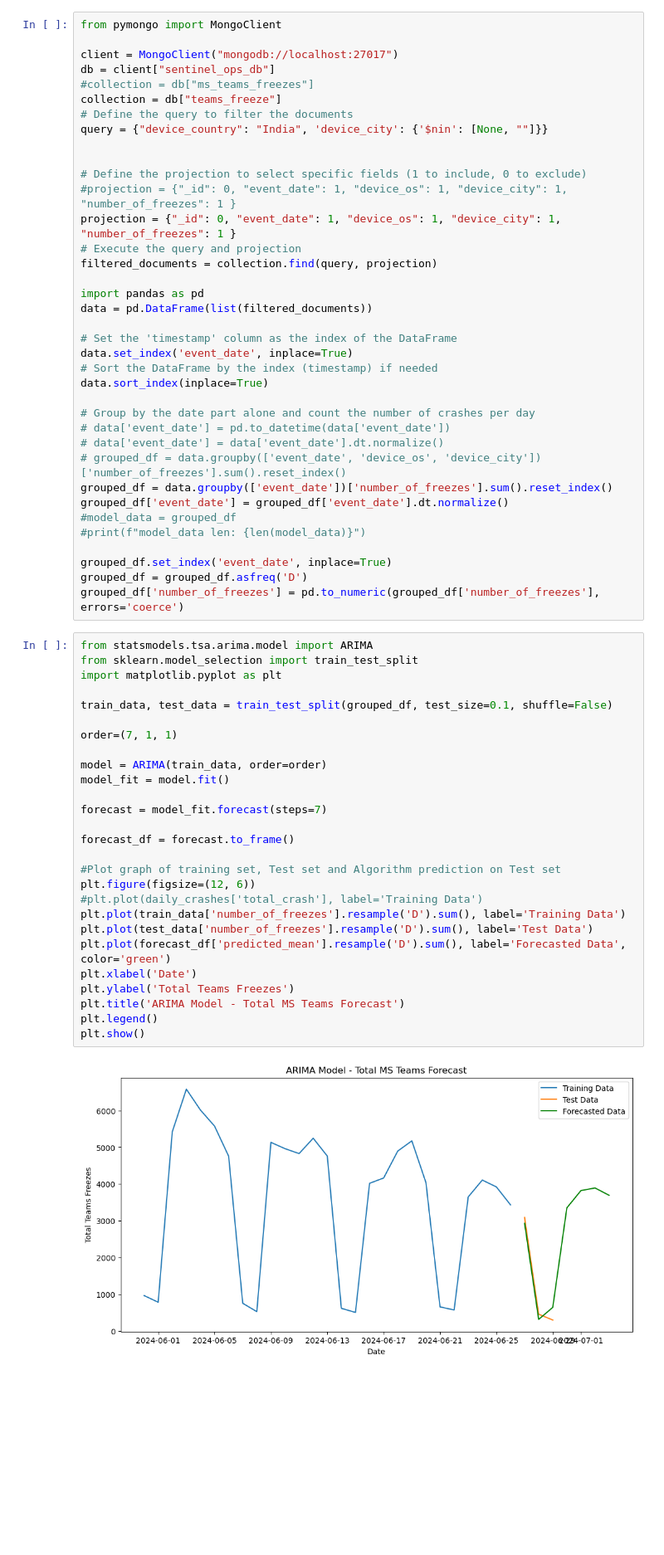
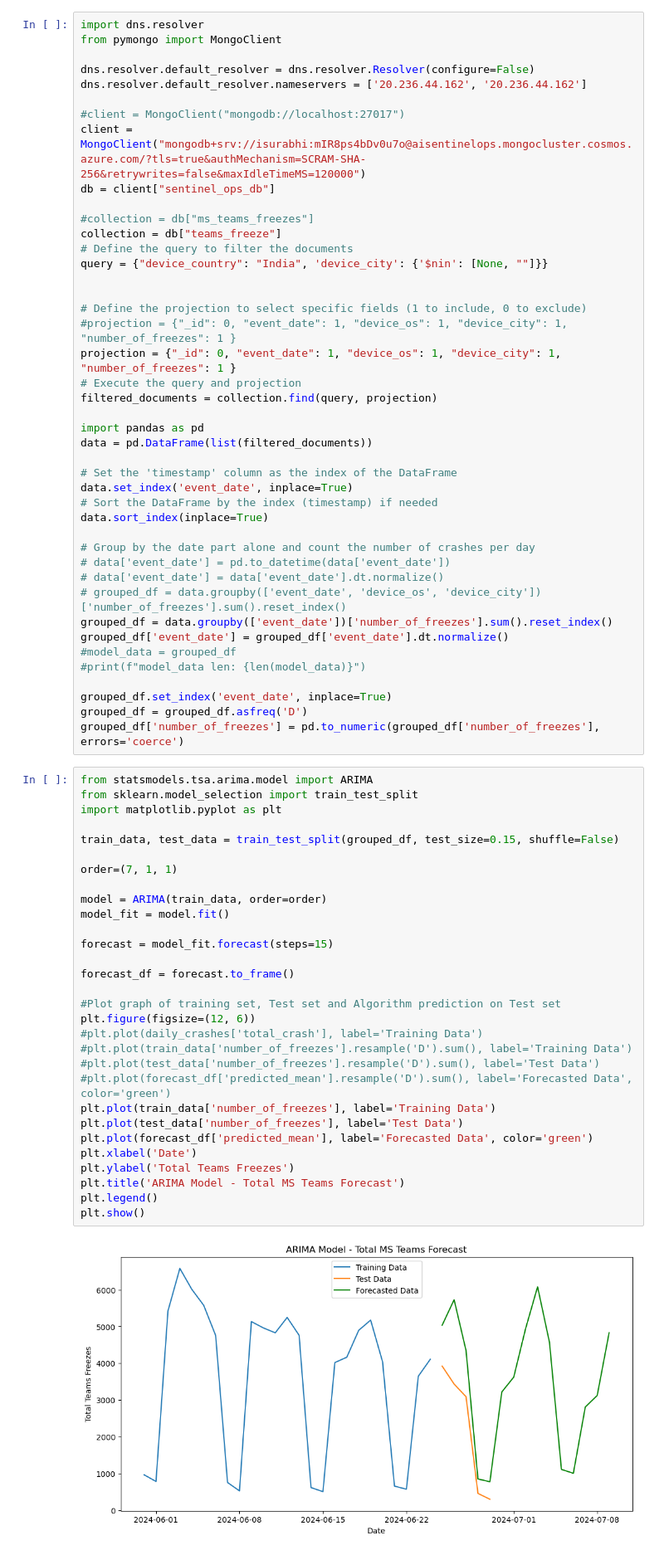
Before and after one commit to isurabhi/sentinel_ops, a Jupyter notebook: ml_model/Team_freeze_book.ipynb, the cells around one changed output. Shown at 83% size. Saved outputs shown, nothing was run; the diff lists cells and outputs as text; blank space fills up the shorter version.

```diff
--- a/ml_model/Team_freeze_book.ipynb
+++ b/ml_model/Team_freeze_book.ipynb
@@ -1,8 +1,14 @@
 # %%
+import dns.resolver
 from pymongo import MongoClient
 
-client = MongoClient("mongodb://localhost:27017")
+dns.resolver.default_resolver = dns.resolver.Resolver(configure=False)
+dns.resolver.default_resolver.nameservers = ['20.236.44.162', '20.236.44.162']
+
+#client = MongoClient("mongodb://localhost:27017")
+client = MongoClient("mongodb+srv://isurabhi:mIR8ps4bDv0u7o@aisentinelops.mongocluster.cosmos.azure.com/?tls=true&authMechanism=SCRAM-SHA-256&retrywrites=false&maxIdleTimeMS=120000")
 db = client["sentinel_ops_db"]
+
 #collection = db["ms_teams_freezes"]
 collection = db["teams_freeze"]
 # Define the query to filter the documents
@@ -38,32 +44,35 @@ grouped_df['number_of_freezes'] = pd.to_numeric(grouped_df['number_of_freezes'],
 # %%
 from statsmodels.tsa.arima.model import ARIMA
 from sklearn.model_selection import train_test_split
 import matplotlib.pyplot as plt
 
-train_data, test_data = train_test_split(grouped_df, test_size=0.1, shuffle=False)
+train_data, test_data = train_test_split(grouped_df, test_size=0.15, shuffle=False)
 
 order=(7, 1, 1)
 
 model = ARIMA(train_data, order=order)
 model_fit = model.fit()
 
-forecast = model_fit.forecast(steps=7)
+forecast = model_fit.forecast(steps=15)
 
 forecast_df = forecast.to_frame()
 
 #Plot graph of training set, Test set and Algorithm prediction on Test set
 plt.figure(figsize=(12, 6))
 #plt.plot(daily_crashes['total_crash'], label='Training Data')
-plt.plot(train_data['number_of_freezes'].resample('D').sum(), label='Training Data')
-plt.plot(test_data['number_of_freezes'].resample('D').sum(), label='Test Data')
-plt.plot(forecast_df['predicted_mean'].resample('D').sum(), label='Forecasted Data', color='green')
+#plt.plot(train_data['number_of_freezes'].resample('D').sum(), label='Training Data')
+#plt.plot(test_data['number_of_freezes'].resample('D').sum(), label='Test Data')
+#plt.plot(forecast_df['predicted_mean'].resample('D').sum(), label='Forecasted Data', color='green')
+plt.plot(train_data['number_of_freezes'], label='Training Data')
+plt.plot(test_data['number_of_freezes'], label='Test Data')
+plt.plot(forecast_df['predicted_mean'], label='Forecasted Data', color='green')
 plt.xlabel('Date')
 plt.ylabel('Total Teams Freezes')
 plt.title('ARIMA Model - Total MS Teams Forecast')
 plt.legend()
 plt.show()
 # %% [output]
-[figure, old version]
+[figure, new version]
 # %%
 import numpy as np
 from sklearn.metrics import mean_squared_error
```
Also changed, not shown: 6 other files.
